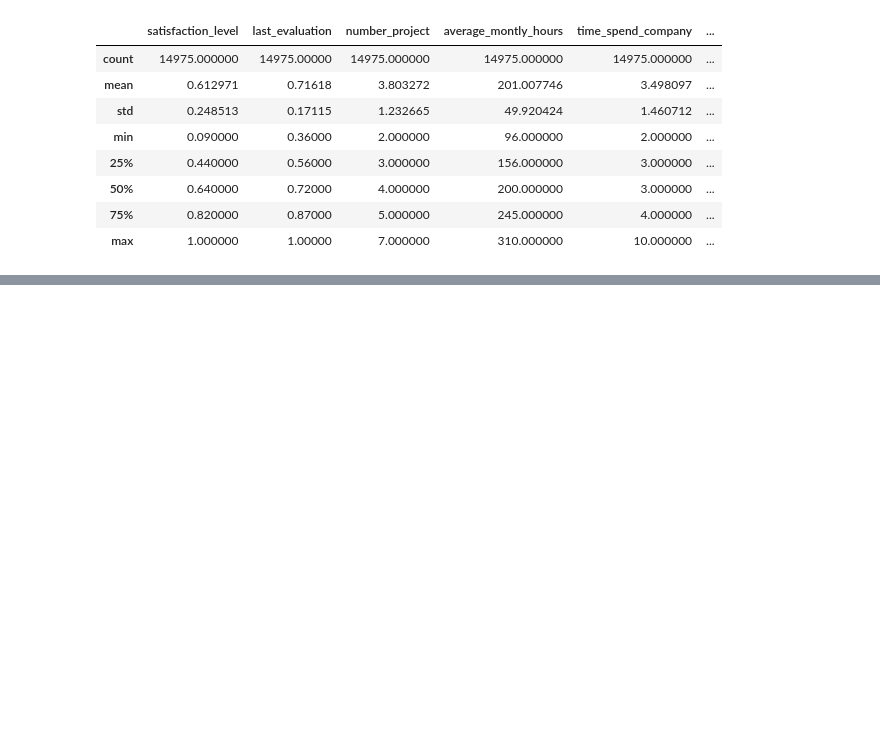
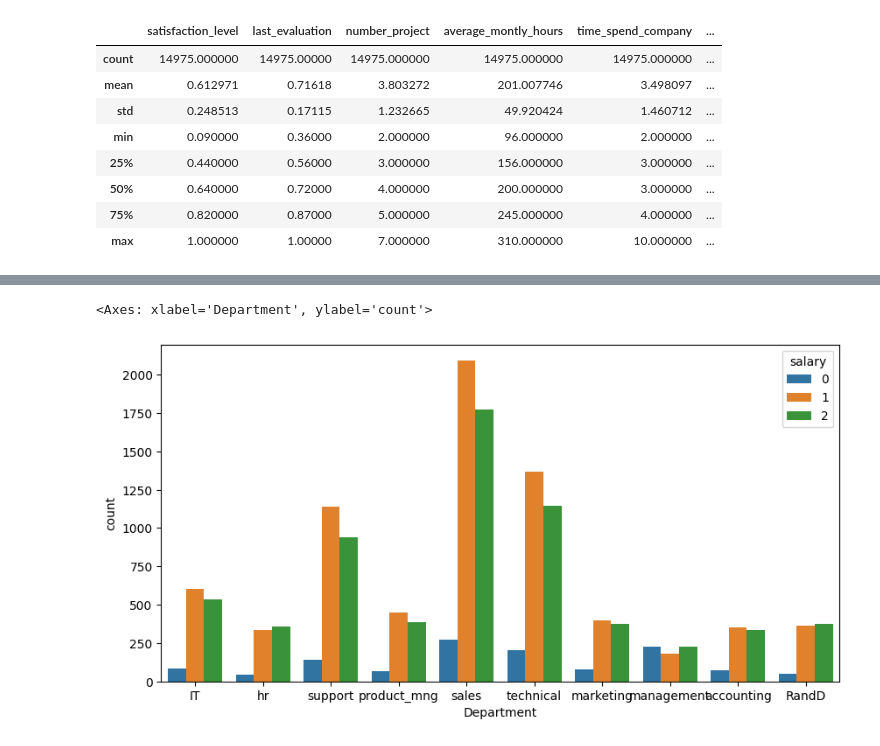
Before and after one commit to zecenbajra55/salary-prediction, a Jupyter notebook: missing data handling and ML modeling.ipynb, the cells around one changed output, grey strips where cells are left out. Drawn from its saved outputs; the diff is of its cells as text; code cells hidden in the pictures; blank space fills up the shorter version.

Commit message:
encoding and plotting

```diff
--- a/missing data handling and ML modeling.ipynb
+++ b/missing data handling and ML modeling.ipynb
@@ -143,0 +157,4 @@ df.describe()
+# %%
+from sklearn.preprocessing import LabelEncoder
+encoder = LabelEncoder()
+encoder.fit(df['salary'])
@@ -143,0 +163,2 @@ df.describe()
+# %%
+df['salary']=encoder.transform(df['salary'])
@@ -143,0 +174,6 @@ df.describe()
+# %%
+fig = plt.figure(figsize=(10,5))
+sns.countplot(data=df, x='Department',hue='salary')
+# %% [output]
+<Axes: xlabel='Department', ylabel='count'>
+[figure, added]
```
Also changed, not shown: parts of 8 cells of this notebook.
